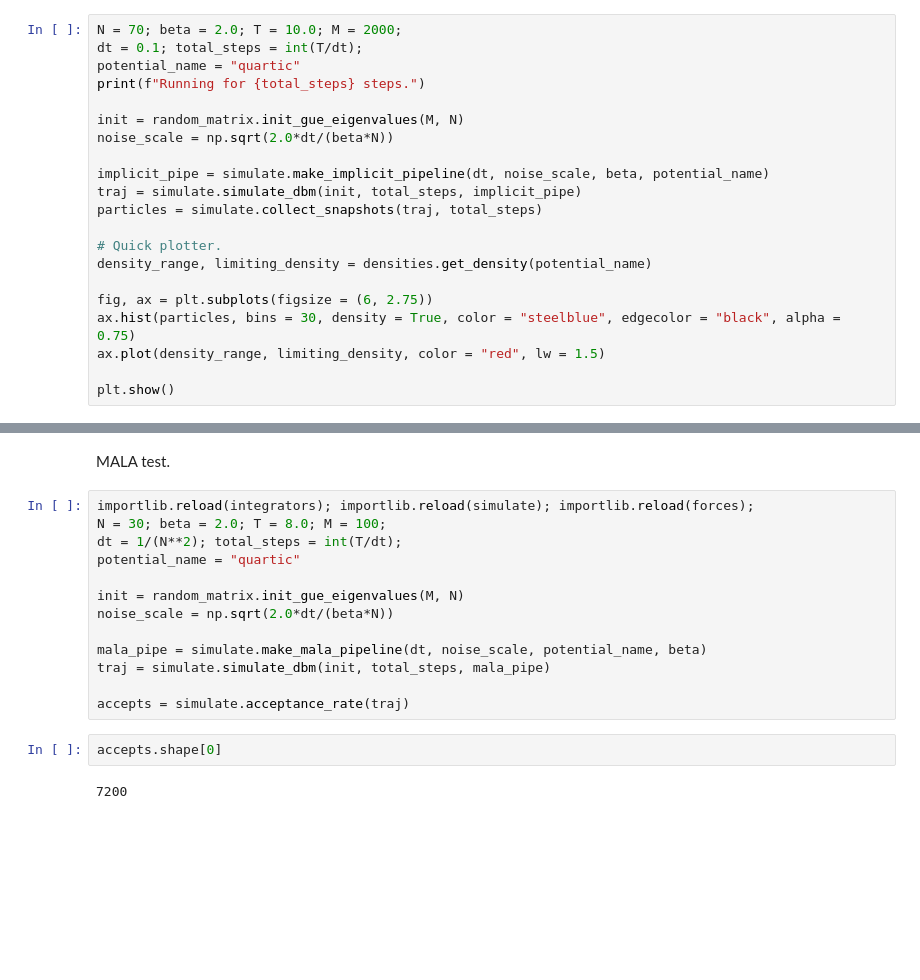
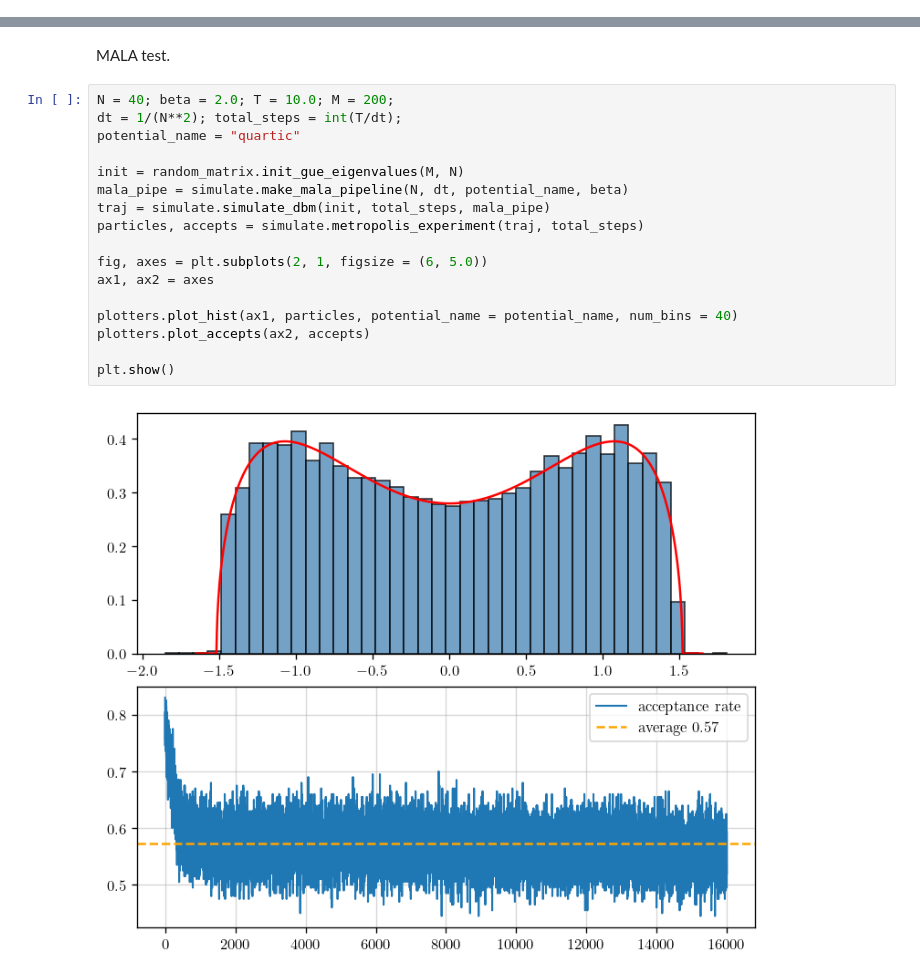
Before and after one commit to fredwdickinson/dissertation, a Jupyter notebook: code/notebooks/00_test.ipynb, the cells around one changed output, grey strips where cells are left out. Drawn from its saved outputs; the diff is of its cells as text; blank space fills up the shorter version.

```diff
--- a/code/notebooks/00_test.ipynb
+++ b/code/notebooks/00_test.ipynb
@@ -54,21 +64,0 @@ test_method("implicit", N = 100, num_bins = 100)
-# %%
-N = 70; beta = 2.0; T = 10.0; M = 2000;
-dt = 0.1; total_steps = int(T/dt);
-potential_name = "quartic"
-print(f"Running for {total_steps} steps.")
-
-init = random_matrix.init_gue_eigenvalues(M, N)
-noise_scale = np.sqrt(2.0*dt/(beta*N))
-
-implicit_pipe = simulate.make_implicit_pipeline(dt, noise_scale, beta, potential_name)
-traj = simulate.simulate_dbm(init, total_steps, implicit_pipe)
-particles = simulate.collect_snapshots(traj, total_steps)
-
-# Quick plotter.
-density_range, limiting_density = densities.get_density(potential_name)
-
-fig, ax = plt.subplots(figsize = (6, 2.75))
-ax.hist(particles, bins = 30, density = True, color = "steelblue", edgecolor = "black", alpha = 0.75)
-ax.plot(density_range, limiting_density, color = "red", lw = 1.5)
-
-plt.show()
@@ -80,19 +67,21 @@ Running for 100 steps.
 # %% [markdown]
 MALA test.
 # %%
-importlib.reload(integrators); importlib.reload(simulate); importlib.reload(forces);
-N = 30; beta = 2.0; T = 8.0; M = 100;
+N = 40; beta = 2.0; T = 10.0; M = 200;
 dt = 1/(N**2); total_steps = int(T/dt);
 potential_name = "quartic"
 
 init = random_matrix.init_gue_eigenvalues(M, N)
-noise_scale = np.sqrt(2.0*dt/(beta*N))
+mala_pipe = simulate.make_mala_pipeline(N, dt, potential_name, beta)
+traj = simulate.simulate_dbm(init, total_steps, mala_pipe)
+particles, accepts = simulate.metropolis_experiment(traj, total_steps)
 
-mala_pipe = simulate.make_mala_pipeline(dt, noise_scale, potential_name, beta)
-traj = simulate.simulate_dbm(init, total_steps, mala_pipe)
+fig, axes = plt.subplots(2, 1, figsize = (6, 5.0))
+ax1, ax2 = axes
 
-accepts = simulate.acceptance_rate(traj)
+plotters.plot_hist(ax1, particles, potential_name = potential_name, num_bins = 40)
+plotters.plot_accepts(ax2, accepts)
+
+plt.show()
+# %% [output]
+[figure, added]
-# %%
-accepts.shape[0]
-# %% [output]
-7200
```
Also changed, not shown: parts of 5 cells of this notebook, 5 other files.
